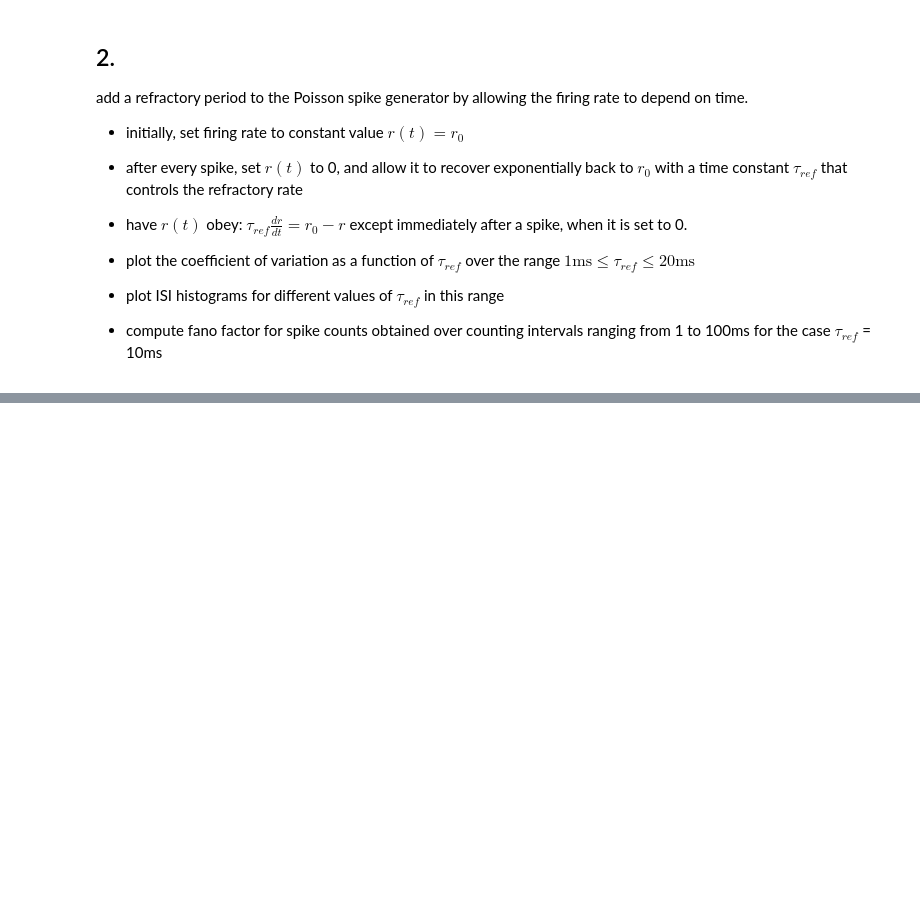
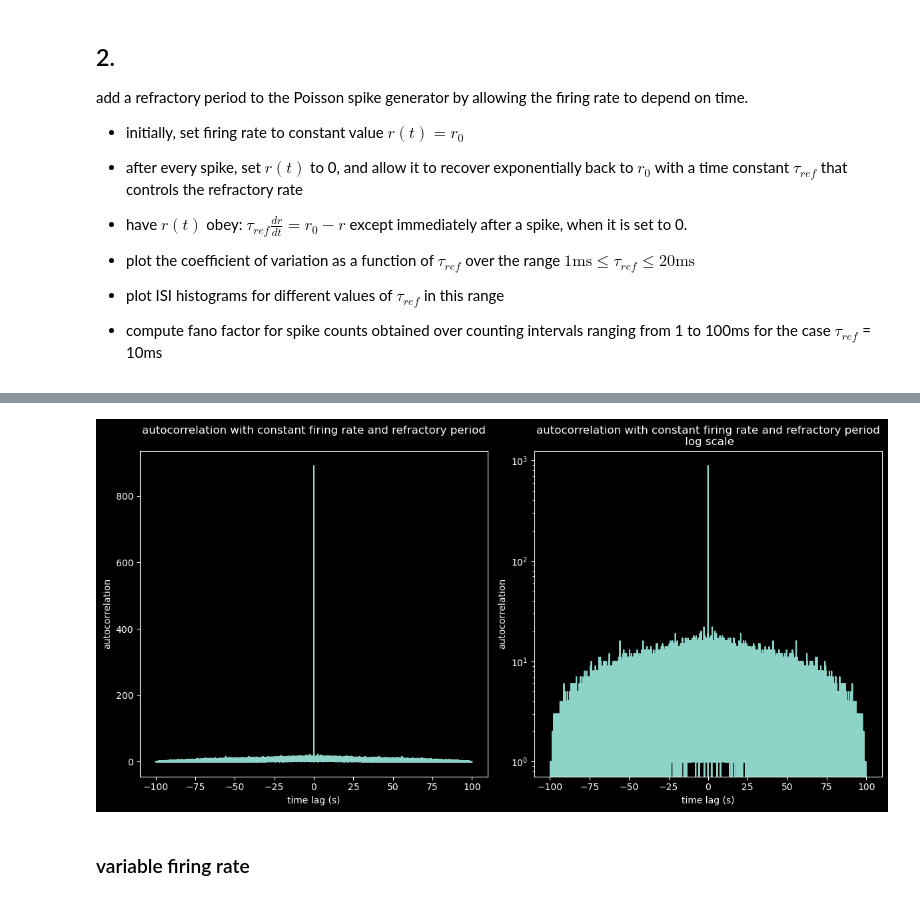
Before and after one commit to polsen99/theoretical_neuroscience, a Jupyter notebook: ch1.ipynb, the cells around one changed output, grey strips where cells are left out. Cells and saved outputs as stored; diff of their text form; code cells hidden in the pictures; blank space fills up the shorter version.

```diff
--- a/ch1.ipynb
+++ b/ch1.ipynb
@@ -169,0 +219,26 @@ IndexError: list index out of range
+# %%
+# for case where t_ref = 10
+tau_ref = 10e-3
+spikes = refractoriness_spikes(tmax, dt, tau_ref, r0)
+
+autocorr2 = autocorrelation(spikes)
+lags = np.arange(-len(autocorr2) // 2 + 1, len(autocorr2) // 2 + 1) * dt
+# %%
+fig, ax = plt.subplots(1, 2, figsize=(12, 6))
+
+ax[0].plot(lags, autocorr2)
+ax[0].set_title('autocorrelation with constant firing rate and refractory period\n')
+ax[0].set_xlabel('time lag (s)')
+ax[0].set_ylabel('autocorrelation')
+
+ax[1].plot(lags, autocorr2)
+ax[1].set_title('autocorrelation with constant firing rate and refractory period\n log scale')
+ax[1].set_xlabel('time lag (s)')
+ax[1].set_ylabel('autocorrelation')
+ax[1].set_yscale('log')
+
+plt.tight_layout()
+# %% [output]
+[figure, added]
+# %% [markdown]
+### variable firing rate
```
Also changed, not shown: parts of 31 cells of this notebook.
